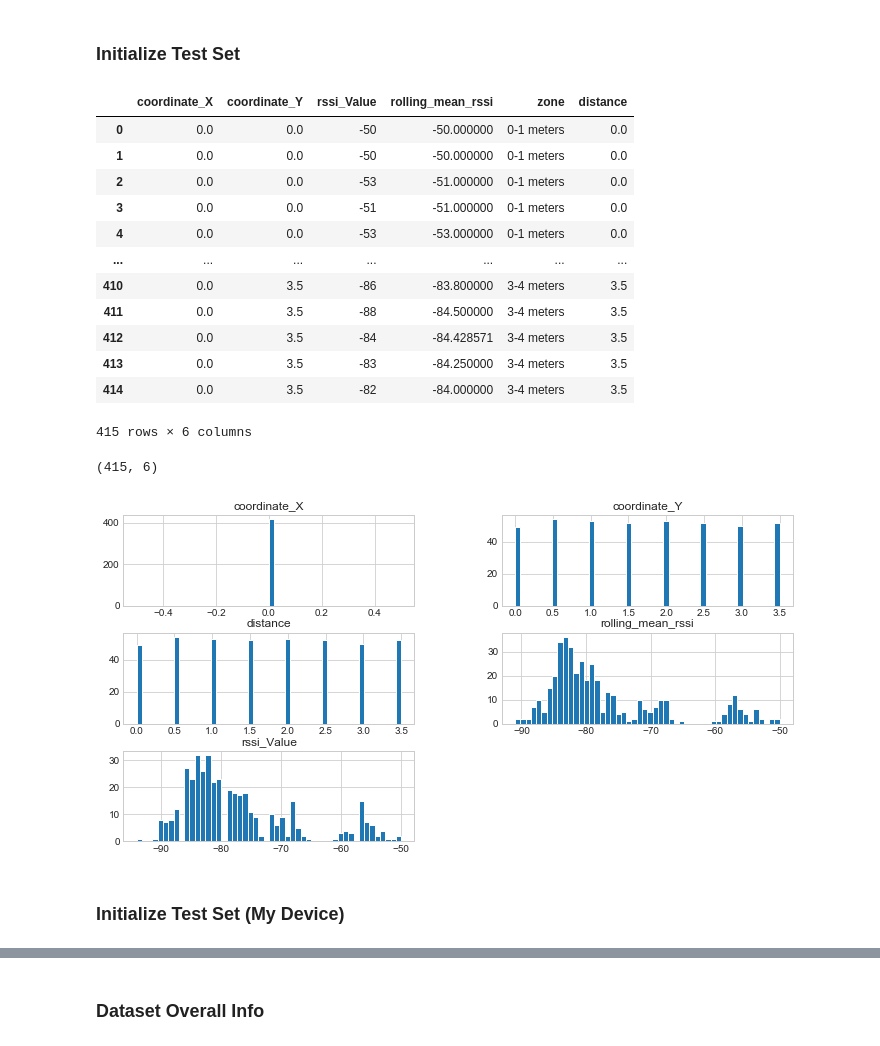
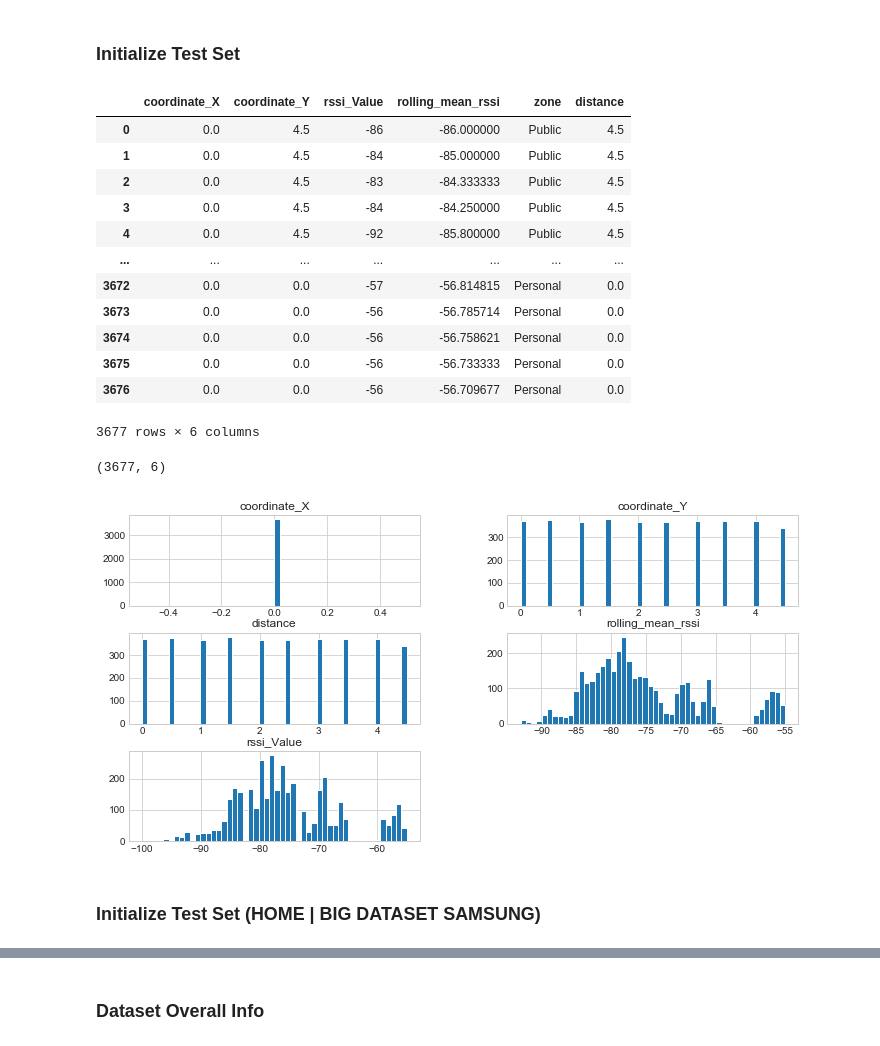
Before and after one commit to rui-pedro-porfirio/IndoorApp, a Jupyter notebook: Server/Notebooks/PROXIMITY/Classification/KNN/BLEProximityClassifierKNNExperiment.ipynb, the cells around one changed output, grey strips where cells are left out. Saved outputs shown, nothing was run; the diff lists cells and outputs as text; code cells hidden in the pictures.

Commit message:
updated notebooks on proximity experiments

```diff
--- a/Server/Notebooks/PROXIMITY/Classification/KNN/BLEProximityClassifierKNNExperiment.ipynb
+++ b/Server/Notebooks/PROXIMITY/Classification/KNN/BLEProximityClassifierKNNExperiment.ipynb
@@ -88,30 +88,30 @@ display(dataset.shape)
 # %% [markdown]
 ### Initialize Test Set
 # %%
-test_dataset = load_file('../../distance_proximity_experiments-checkpoint.csv')
+test_dataset = load_file('../../dataset_test_university.csv')
 positions = test_dataset['coordinate_Y']
 test_dataset['distance'] = positions
 replace_features_nan(test_dataset)
 display(test_dataset)
 display(test_dataset.shape)
 test_dataset.hist(bins=50,figsize=(12,6))
 plt.show()
 # %% [output]
 |  | coordinate_X | coordinate_Y | rssi_Value | rolling_mean_rssi | zone | distance |
-| 0 | 0.0 | 0.0 | -50 | -50.000000 | 0-1 meters | 0.0 |
-| 1 | 0.0 | 0.0 | -50 | -50.000000 | 0-1 meters | 0.0 |
-| 2 | 0.0 | 0.0 | -53 | -51.000000 | 0-1 meters | 0.0 |
-| 3 | 0.0 | 0.0 | -51 | -51.000000 | 0-1 meters | 0.0 |
-| 4 | 0.0 | 0.0 | -53 | -53.000000 | 0-1 meters | 0.0 |
+| 0 | 0.0 | 4.5 | -86 | -86.000000 | Public | 4.5 |
+| 1 | 0.0 | 4.5 | -84 | -85.000000 | Public | 4.5 |
+| 2 | 0.0 | 4.5 | -83 | -84.333333 | Public | 4.5 |
+| 3 | 0.0 | 4.5 | -84 | -84.250000 | Public | 4.5 |
+| 4 | 0.0 | 4.5 | -92 | -85.800000 | Public | 4.5 |
 | ... | ... | ... | ... | ... | ... | ... |
-| 410 | 0.0 | 3.5 | -86 | -83.800000 | 3-4 meters | 3.5 |
-| 411 | 0.0 | 3.5 | -88 | -84.500000 | 3-4 meters | 3.5 |
-| 412 | 0.0 | 3.5 | -84 | -84.428571 | 3-4 meters | 3.5 |
-| 413 | 0.0 | 3.5 | -83 | -84.250000 | 3-4 meters | 3.5 |
-| 414 | 0.0 | 3.5 | -82 | -84.000000 | 3-4 meters | 3.5 |
+| 3672 | 0.0 | 0.0 | -57 | -56.814815 | Personal | 0.0 |
+| 3673 | 0.0 | 0.0 | -56 | -56.785714 | Personal | 0.0 |
+| 3674 | 0.0 | 0.0 | -56 | -56.758621 | Personal | 0.0 |
+| 3675 | 0.0 | 0.0 | -56 | -56.733333 | Personal | 0.0 |
+| 3676 | 0.0 | 0.0 | -56 | -56.709677 | Personal | 0.0 |
-415 rows × 6 columns
+3677 rows × 6 columns
-(415, 6)
+(3677, 6)
-[figure, old version]
+[figure, new version]
 # %% [markdown]
-### Initialize Test Set (My Device)
+### Initialize Test Set (HOME | BIG DATASET SAMSUNG)
 # %%
```
Also changed, not shown: parts of 63 cells of this notebook, 8 other files.
